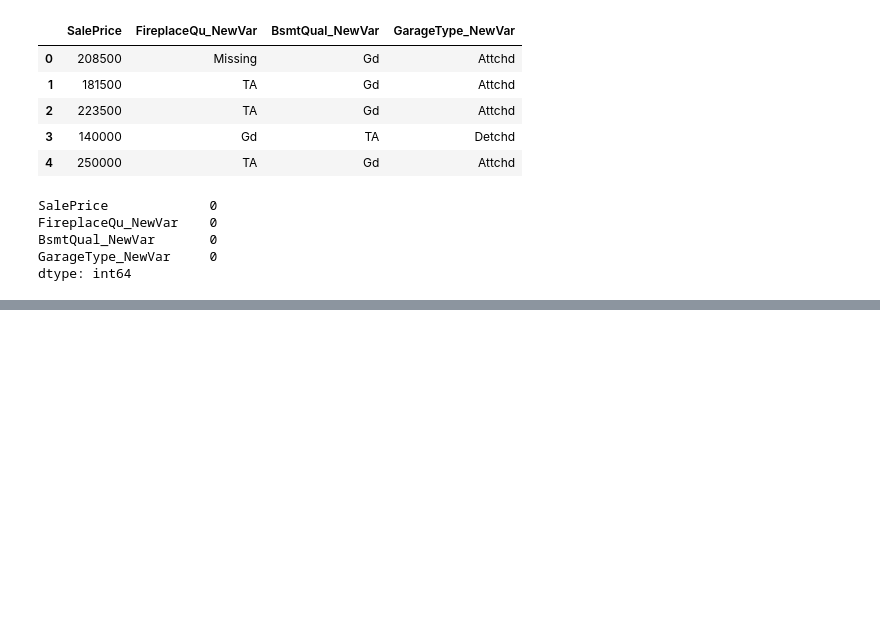
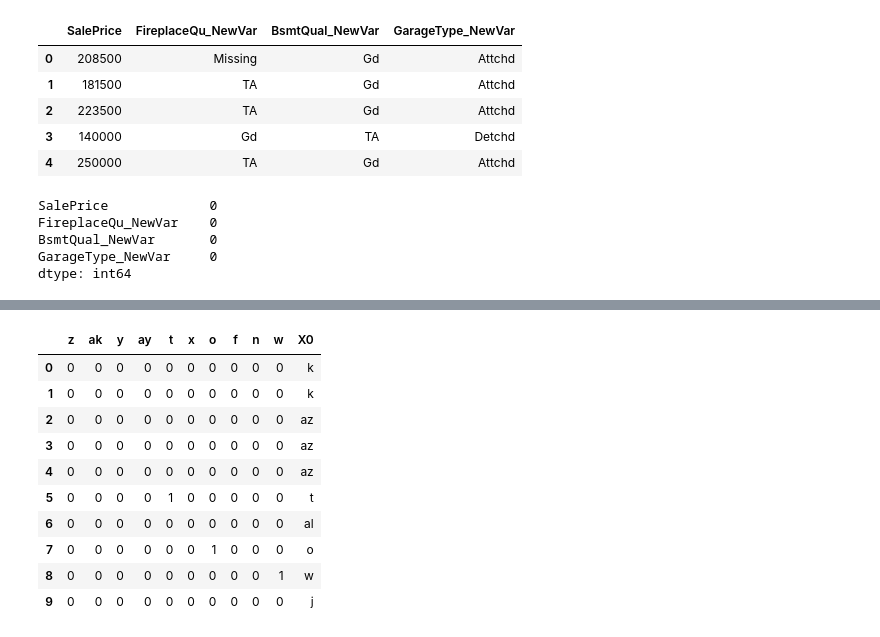
Before and after one commit to itsvivekghosh/10Days_of_FeatureEngineering, a Jupyter notebook: FE_Day3.ipynb, the cells around one changed output, grey strips where cells are left out. Drawn from its saved outputs; the diff is of its cells as text; code cells hidden in the pictures; blank space fills up the shorter version.

```diff
--- a/FE_Day3.ipynb
+++ b/FE_Day3.ipynb
@@ -476,0 +561,3 @@ dtype: int64
+# %%
+df = pd.read_csv("Datasets/mercedes_benz.csv", usecols=['X0', "X1", "X2", "X3", "X4", "X5", "X6"])
+df.head()
@@ -476,0 +686,4 @@ dtype: int64
+# %%
+### Taking Top 10 Frequent Values
+list_top_10 = list(df.X0.value_counts().sort_values(ascending=False).head(10).index)
+list_top_10
@@ -476,0 +692,3 @@ dtype: int64
+# %%
+for categories in list_top_10:
+    df[categories] = np.where(df.X0 == categories, 1, 0)
@@ -476,0 +704,15 @@ dtype: int64
+# %%
+list_top_10.append("X0")
+df[list_top_10].head(10)
+# %% [output]
+|  | z | ak | y | ay | t | x | o | f | n | w | X0 |
+| 0 | 0 | 0 | 0 | 0 | 0 | 0 | 0 | 0 | 0 | 0 | k |
+| 1 | 0 | 0 | 0 | 0 | 0 | 0 | 0 | 0 | 0 | 0 | k |
+| 2 | 0 | 0 | 0 | 0 | 0 | 0 | 0 | 0 | 0 | 0 | az |
+| 3 | 0 | 0 | 0 | 0 | 0 | 0 | 0 | 0 | 0 | 0 | az |
+| 4 | 0 | 0 | 0 | 0 | 0 | 0 | 0 | 0 | 0 | 0 | az |
+| 5 | 0 | 0 | 0 | 0 | 1 | 0 | 0 | 0 | 0 | 0 | t |
+| 6 | 0 | 0 | 0 | 0 | 0 | 0 | 0 | 0 | 0 | 0 | al |
+| 7 | 0 | 0 | 0 | 0 | 0 | 0 | 1 | 0 | 0 | 0 | o |
+| 8 | 0 | 0 | 0 | 0 | 0 | 0 | 0 | 0 | 0 | 1 | w |
+| 9 | 0 | 0 | 0 | 0 | 0 | 0 | 0 | 0 | 0 | 0 | j |
```
Also changed, not shown: parts of 30 cells of this notebook, 3 other files.
